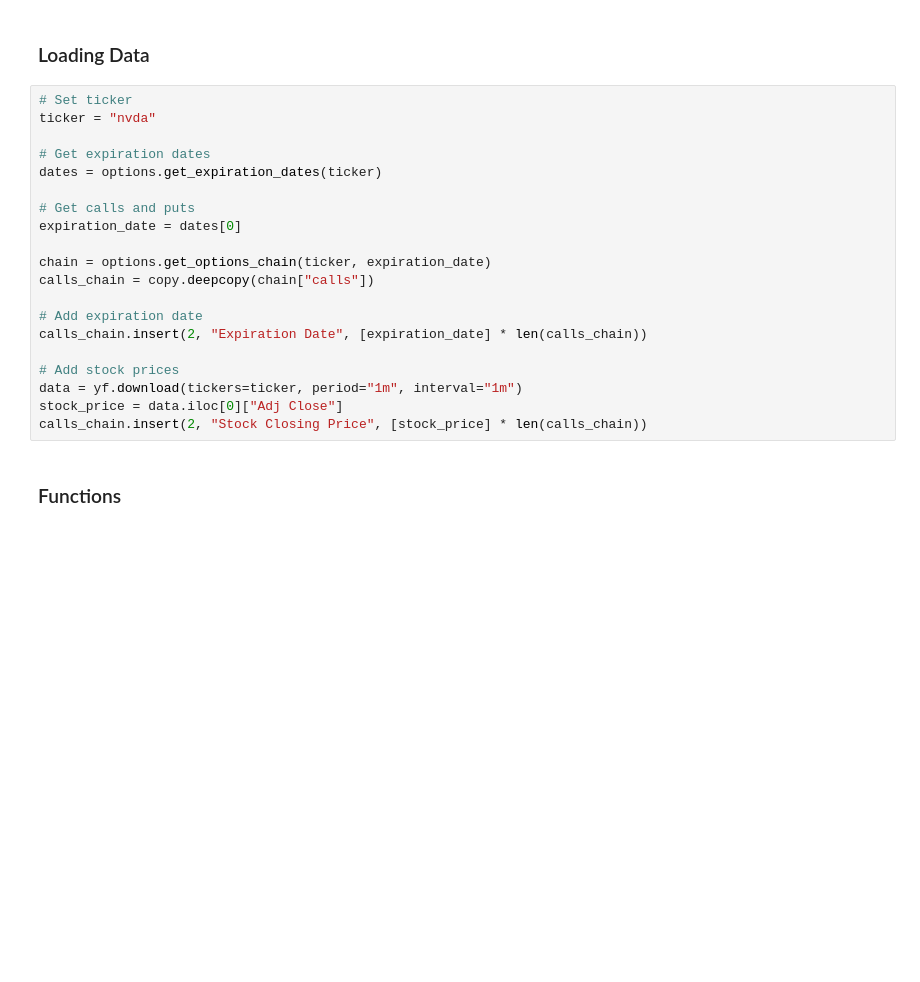
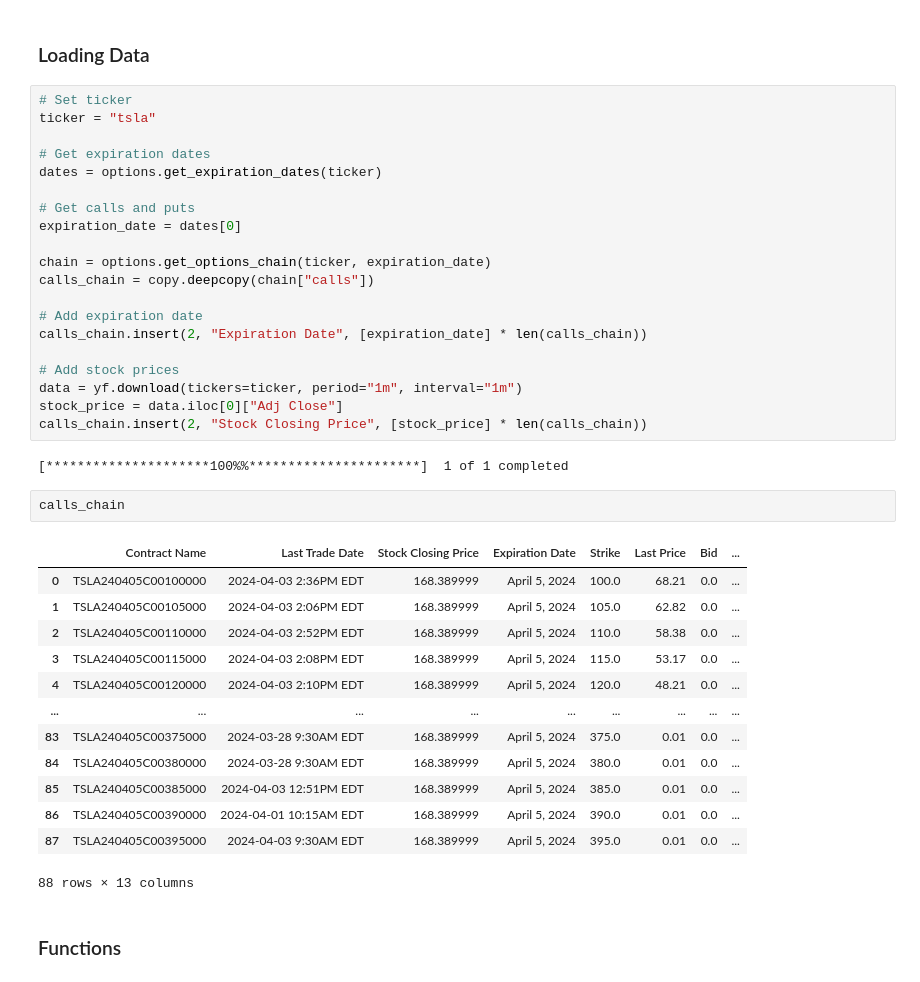
Before and after one commit to PieterPel/quantitative-finance, a Jupyter notebook: implied distribution/notebook.ipynb, the cells around one changed output. Cells and saved outputs as stored; diff of their text form; blank space fills up the shorter version.

```diff
--- a/implied distribution/notebook.ipynb
+++ b/implied distribution/notebook.ipynb
@@ -36,7 +36,7 @@ months_dict = {"January": 1,
 ### Loading Data
 # %%
 # Set ticker
-ticker = "nvda"
+ticker = "tsla"
 
 # Get expiration dates
 dates = options.get_expiration_dates(ticker)
@@ -54,6 +54,24 @@ calls_chain.insert(2, "Expiration Date", [expiration_date] * len(calls_chain))
 data = yf.download(tickers=ticker, period="1m", interval="1m")
 stock_price = data.iloc[0]["Adj Close"]
 calls_chain.insert(2, "Stock Closing Price", [stock_price] * len(calls_chain))
+# %% [output]
+[*********************100%%**********************]  1 of 1 completed
+# %%
+calls_chain
+# %% [output]
+|  | Contract Name | Last Trade Date | Stock Closing Price | Expiration Date | Strike | Last Price | Bid | ... |
+| 0 | TSLA240405C00100000 | 2024-04-03 2:36PM EDT | 168.389999 | April 5, 2024 | 100.0 | 68.21 | 0.0 | ... |
+| 1 | TSLA240405C00105000 | 2024-04-03 2:06PM EDT | 168.389999 | April 5, 2024 | 105.0 | 62.82 | 0.0 | ... |
+| 2 | TSLA240405C00110000 | 2024-04-03 2:52PM EDT | 168.389999 | April 5, 2024 | 110.0 | 58.38 | 0.0 | ... |
+| 3 | TSLA240405C00115000 | 2024-04-03 2:08PM EDT | 168.389999 | April 5, 2024 | 115.0 | 53.17 | 0.0 | ... |
+| 4 | TSLA240405C00120000 | 2024-04-03 2:10PM EDT | 168.389999 | April 5, 2024 | 120.0 | 48.21 | 0.0 | ... |
+| ... | ... | ... | ... | ... | ... | ... | ... | ... |
+| 83 | TSLA240405C00375000 | 2024-03-28 9:30AM EDT | 168.389999 | April 5, 2024 | 375.0 | 0.01 | 0.0 | ... |
+| 84 | TSLA240405C00380000 | 2024-03-28 9:30AM EDT | 168.389999 | April 5, 2024 | 380.0 | 0.01 | 0.0 | ... |
+| 85 | TSLA240405C00385000 | 2024-04-03 12:51PM EDT | 168.389999 | April 5, 2024 | 385.0 | 0.01 | 0.0 | ... |
+| 86 | TSLA240405C00390000 | 2024-04-01 10:15AM EDT | 168.389999 | April 5, 2024 | 390.0 | 0.01 | 0.0 | ... |
+| 87 | TSLA240405C00395000 | 2024-04-03 9:30AM EDT | 168.389999 | April 5, 2024 | 395.0 | 0.01 | 0.0 | ... |
+88 rows × 13 columns
 # %% [markdown]
 ### Functions
 # %%
```
Also changed, not shown: parts of 2 cells of this notebook.
